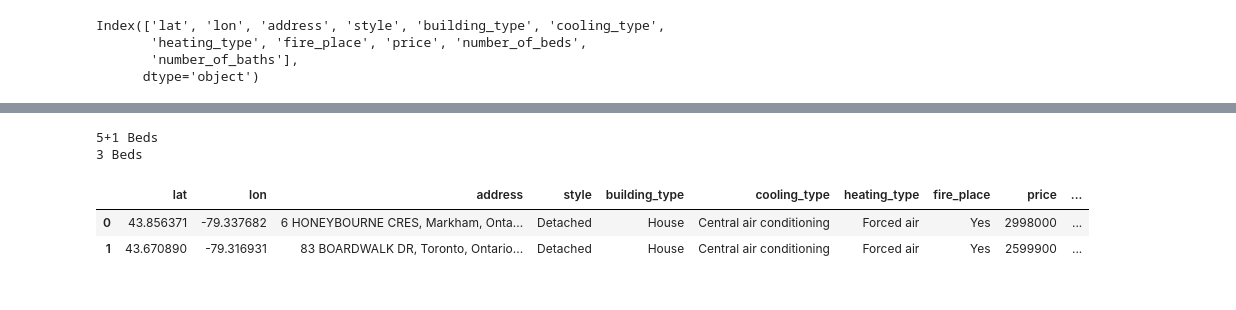
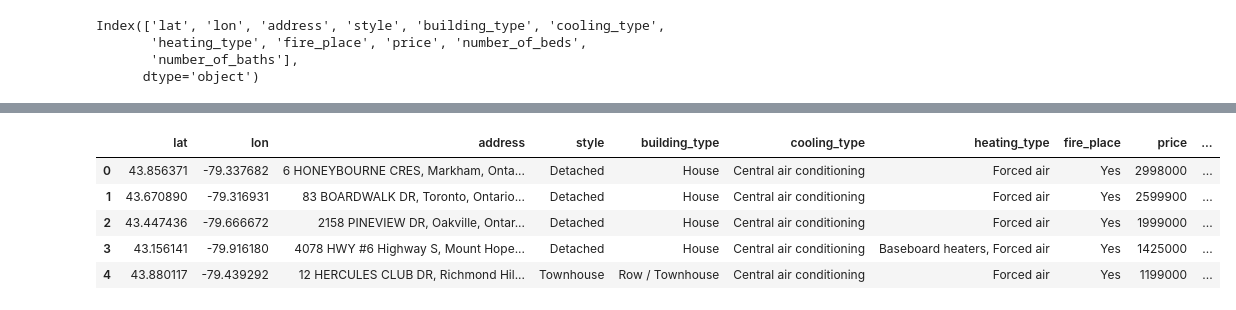
Before and after one commit to VincentGordon-Data-Analyst/final-project, a Jupyter notebook: Web Scraping/predicting_housing_price.ipynb, the cells around one changed output, grey strips where cells are left out. Drawn from its saved outputs; the diff is of its cells as text; code cells hidden in the pictures.

```diff
--- a/Web Scraping/predicting_housing_price.ipynb
+++ b/Web Scraping/predicting_housing_price.ipynb
@@ -71,28 +65,23 @@ array(['5+1 Beds', '3 Beds'], dtype=object)
-# %%
-ex_space = []
-for i in range(len(df['number_of_beds'])):
-    row = df['number_of_beds'][i]
-    print(row)
-# %% [output]
-5+1 Beds
-3 Beds
 # %%
 # Create 'extra_space' column if '+' is found in 'number_of_beds' column
 ex_space = []
-for i in range(len(df['number_of_beds'])):
-    row = df['number_of_beds'][i]
+for i in range(len(df)):
+    row = df['number_of_beds'].iloc[i]
     if '+' in row:
         ex_space.append(1)
     else:
         ex_space.append(0)
 
 df['extra_space'] = ex_space
 
 df.head()
 # %% [output]
 |  | lat | lon | address | style | building_type | cooling_type | heating_type | fire_place | price | ... |
 | 0 | 43.856371 | -79.337682 | 6 HONEYBOURNE CRES, Markham, Onta... | Detached | House | Central air conditioning | Forced air | Yes | 2998000 | ... |
 | 1 | 43.670890 | -79.316931 | 83 BOARDWALK DR, Toronto, Ontario... | Detached | House | Central air conditioning | Forced air | Yes | 2599900 | ... |
+| 2 | 43.447436 | -79.666672 | 2158 PINEVIEW DR, Oakville, Ontar... | Detached | House | Central air conditioning | Forced air | Yes | 1999000 | ... |
+| 3 | 43.156141 | -79.916180 | 4078 HWY #6 Highway S, Mount Hope... | Detached | House | Central air conditioning | Baseboard heaters, Forced air | Yes | 1425000 | ... |
+| 4 | 43.880117 | -79.439292 | 12 HERCULES CLUB DR, Richmond Hil... | Townhouse | Row / Townhouse | Central air conditioning | Forced air | Yes | 1199000 | ... |
 # %%
 # Splt up 'address' column
 df[['street', 'city', 'province','postal_code']] = df.address.str.split(',', expand=True)
```
Also changed, not shown: parts of 9 cells of this notebook, 3 other files.
